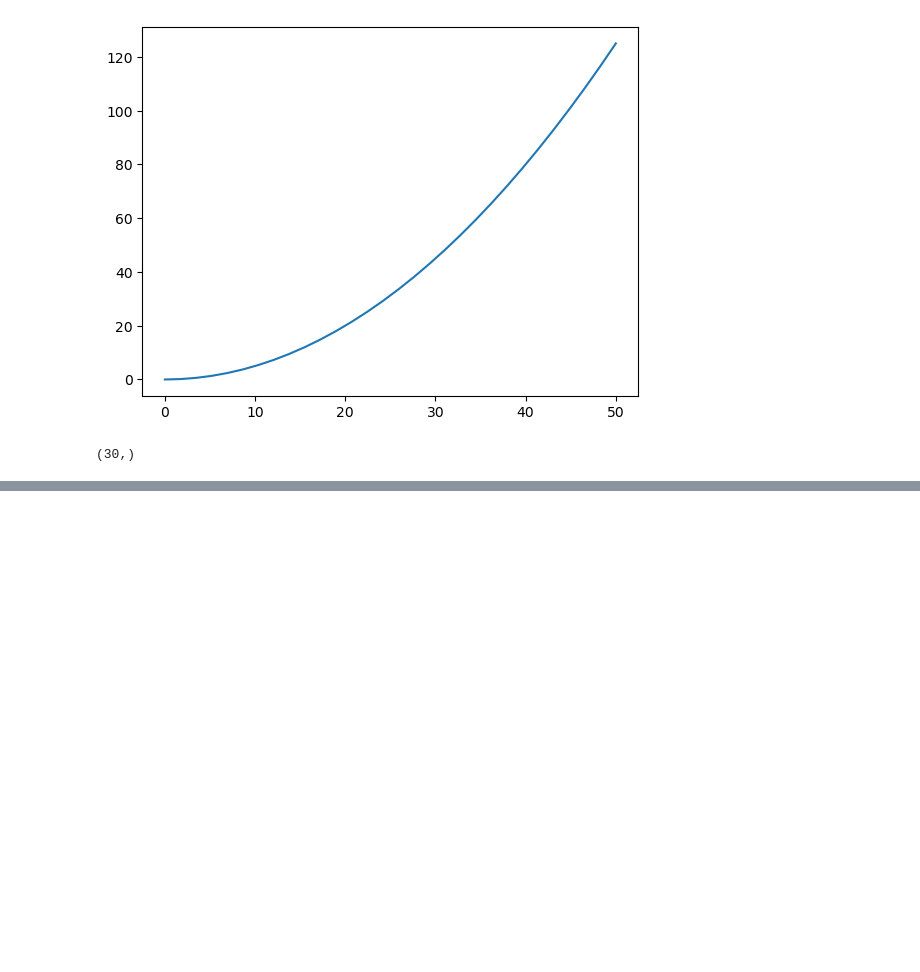
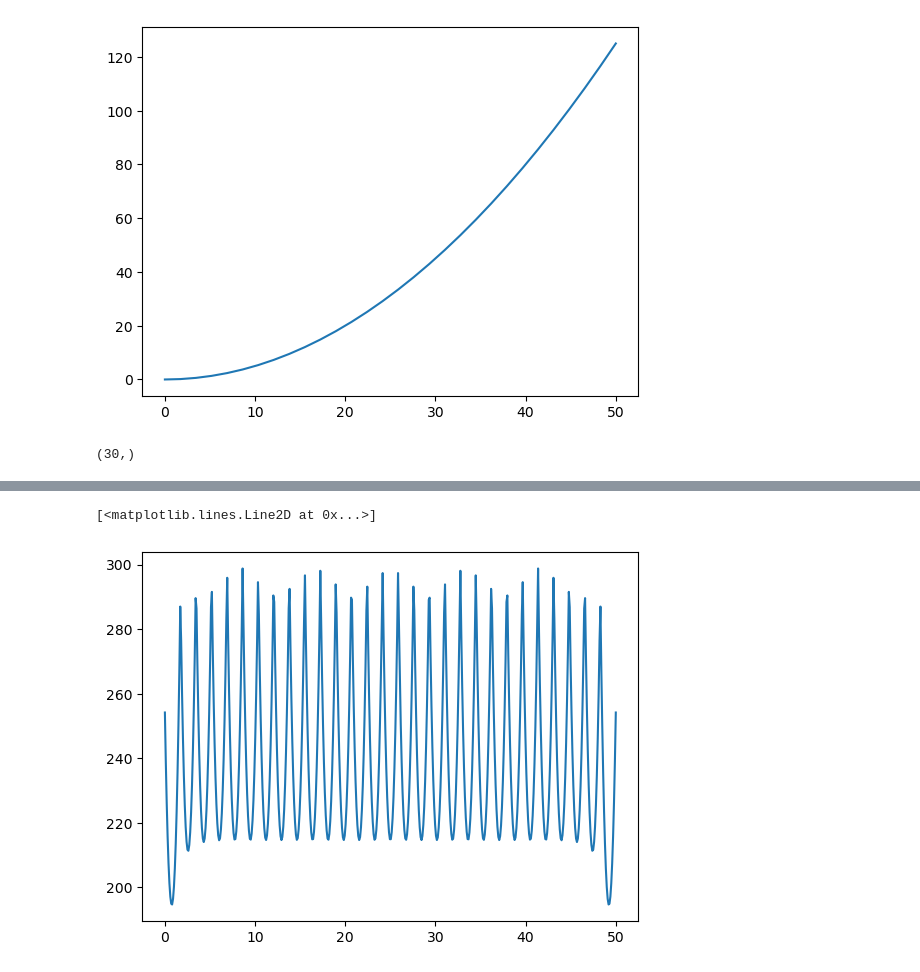
Before and after one commit to tpaquier/material_science, a Jupyter notebook: Tests_for_PU/Support_vector_regrression.ipynb, the cells around one changed output, grey strips where cells are left out. Drawn from its saved outputs; the diff is of its cells as text; code cells hidden in the pictures; blank space fills up the shorter version.

```diff
--- a/Tests_for_PU/Support_vector_regrression.ipynb
+++ b/Tests_for_PU/Support_vector_regrression.ipynb
@@ -95,0 +90,9 @@ np.inner(alpha_hat.reshape(30,1),matrix_K_test(data=x_first,test=x_test[1],scale
+# %%
+list_of_output_bis = np.zeros(500)
+for i in range(500):
+    list_of_output_bis[i]=np.sum(alpha_hat[:]*matrix_K_test(data=x_first,test=x_test[i],scale=3)[:])
+# %%
+plt.plot(x_test,list_of_output_bis)
+# %% [output]
+[<matplotlib.lines.Line2D at 0x...>]
+[figure, added]
```
Also changed, not shown: parts of 31 cells of this notebook.
